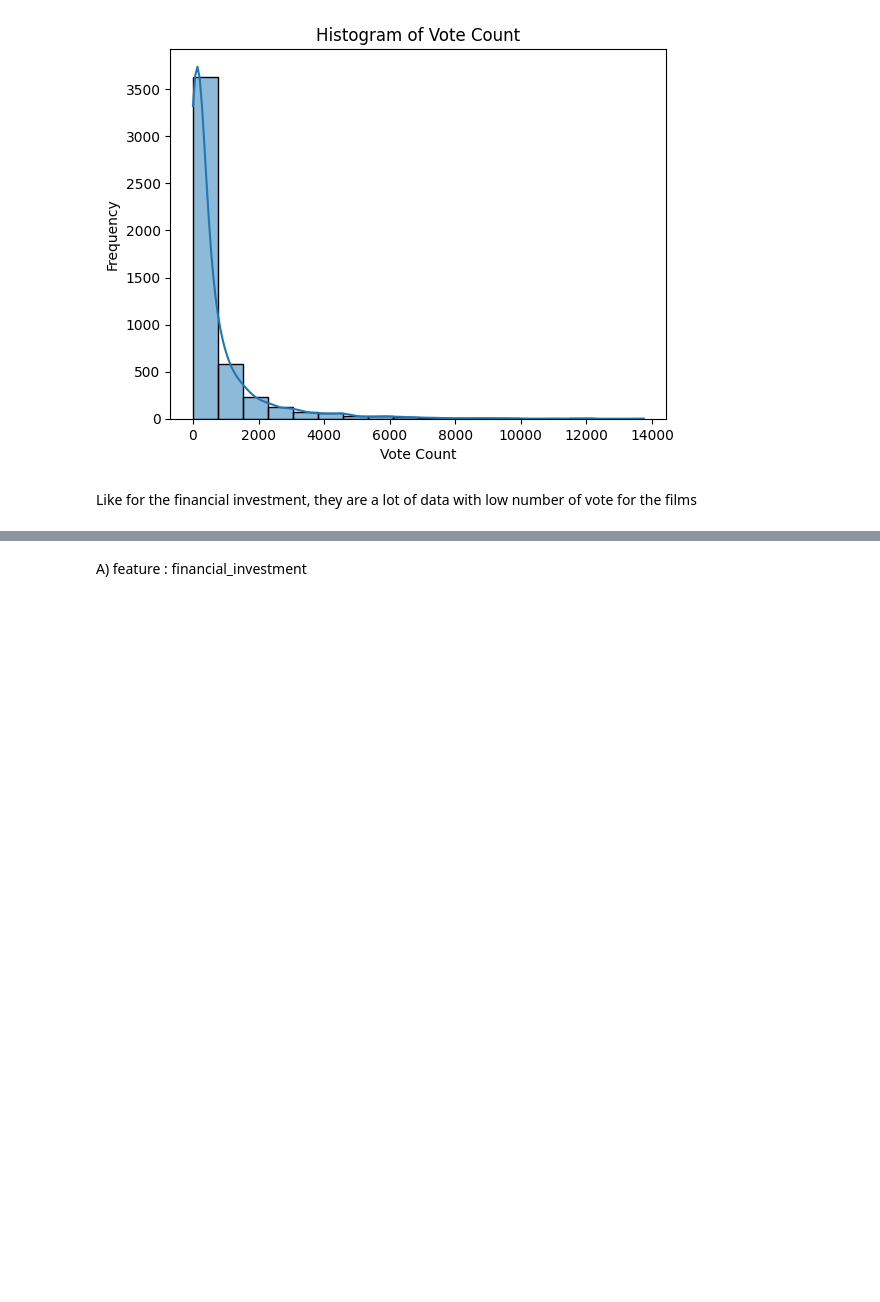
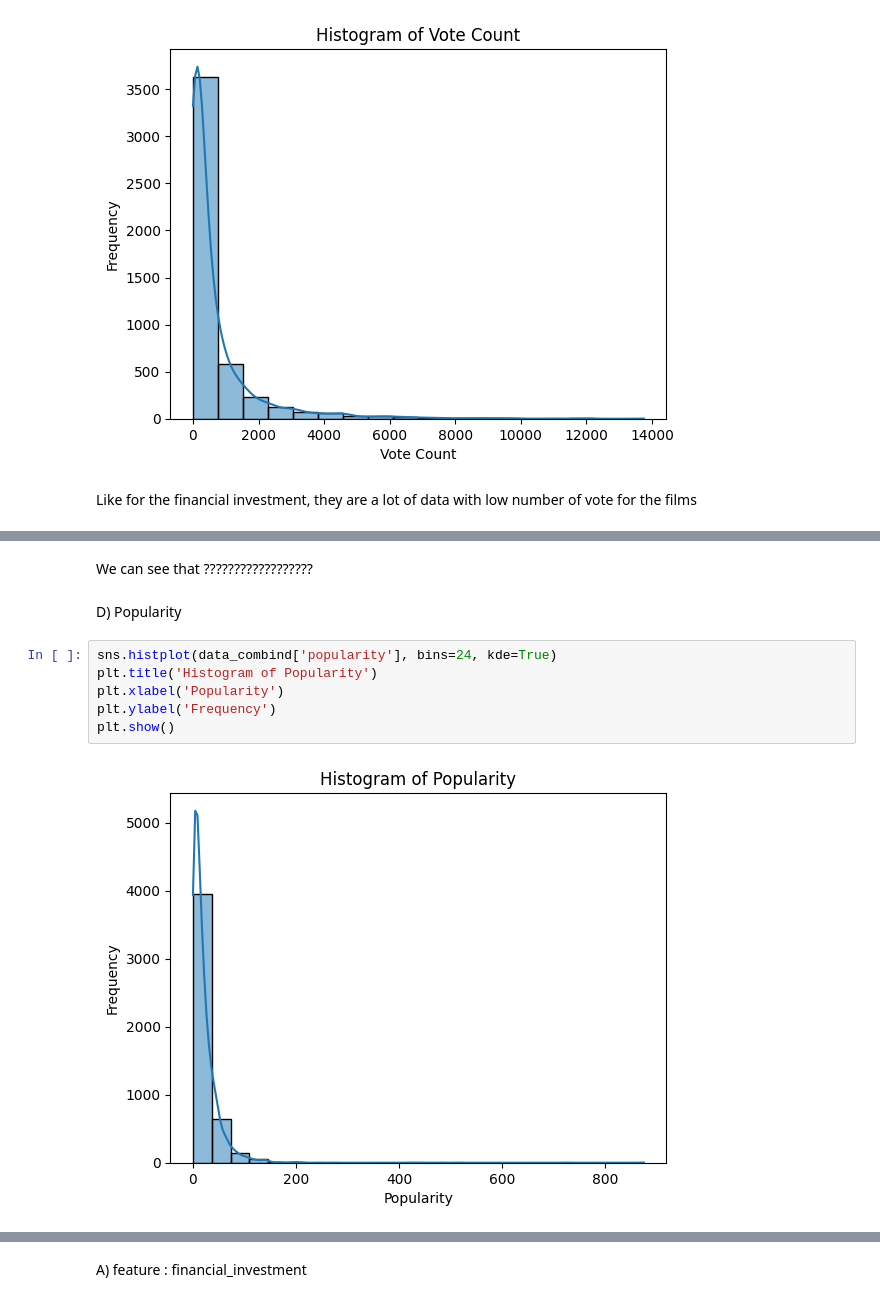
Before and after one commit to corentinmaillard/IA_Project, a Jupyter notebook: file.ipynb, the cells around one changed output, grey strips where cells are left out. Cells and saved outputs as stored; diff of their text form; blank space fills up the shorter version.

```diff
--- a/file.ipynb
+++ b/file.ipynb
@@ -269,0 +280,12 @@ Like for the financial investment, they are a lot of data with low number of vot
+# %% [markdown]
+We can see that ??????????????????
+# %% [markdown]
+D) Popularity
+# %%
+sns.histplot(data_combind['popularity'], bins=24, kde=True)
+plt.title('Histogram of Popularity')
+plt.xlabel('Popularity')
+plt.ylabel('Frequency')
+plt.show()
+# %% [output]
+[figure, added]
```
Also changed, not shown: parts of 18 cells of this notebook.
